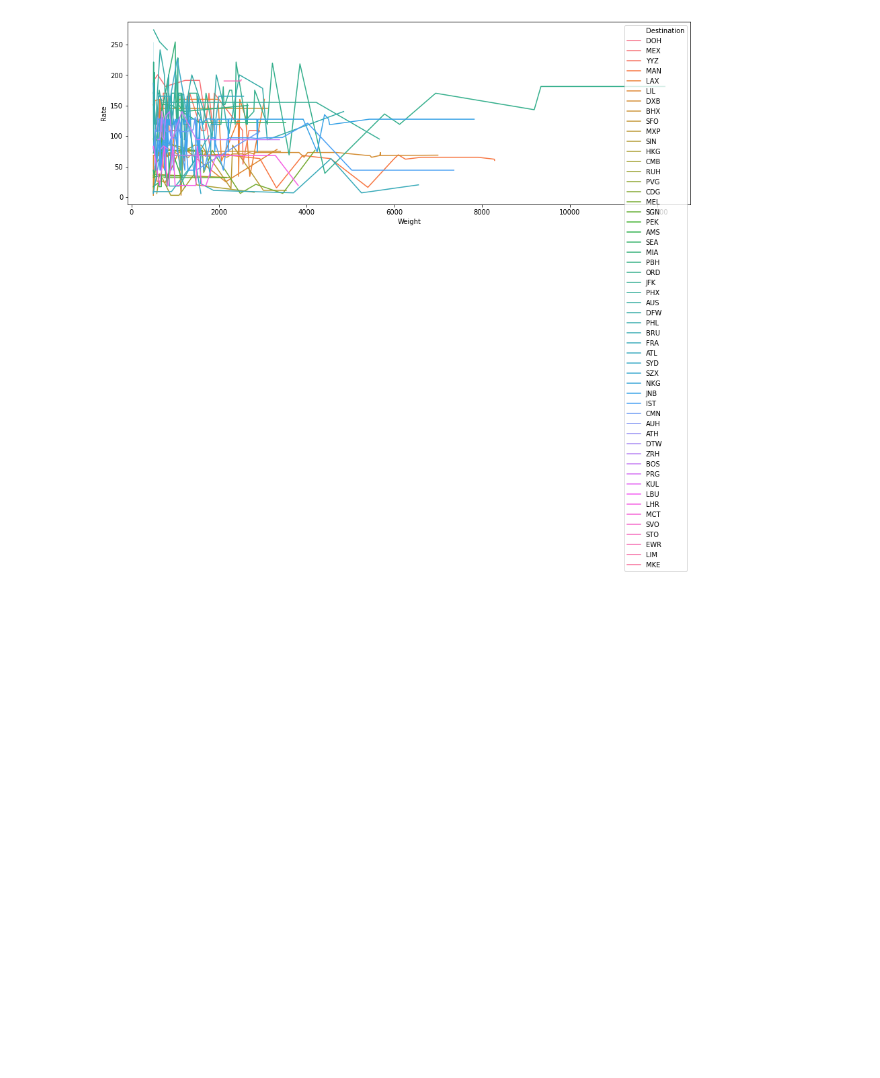
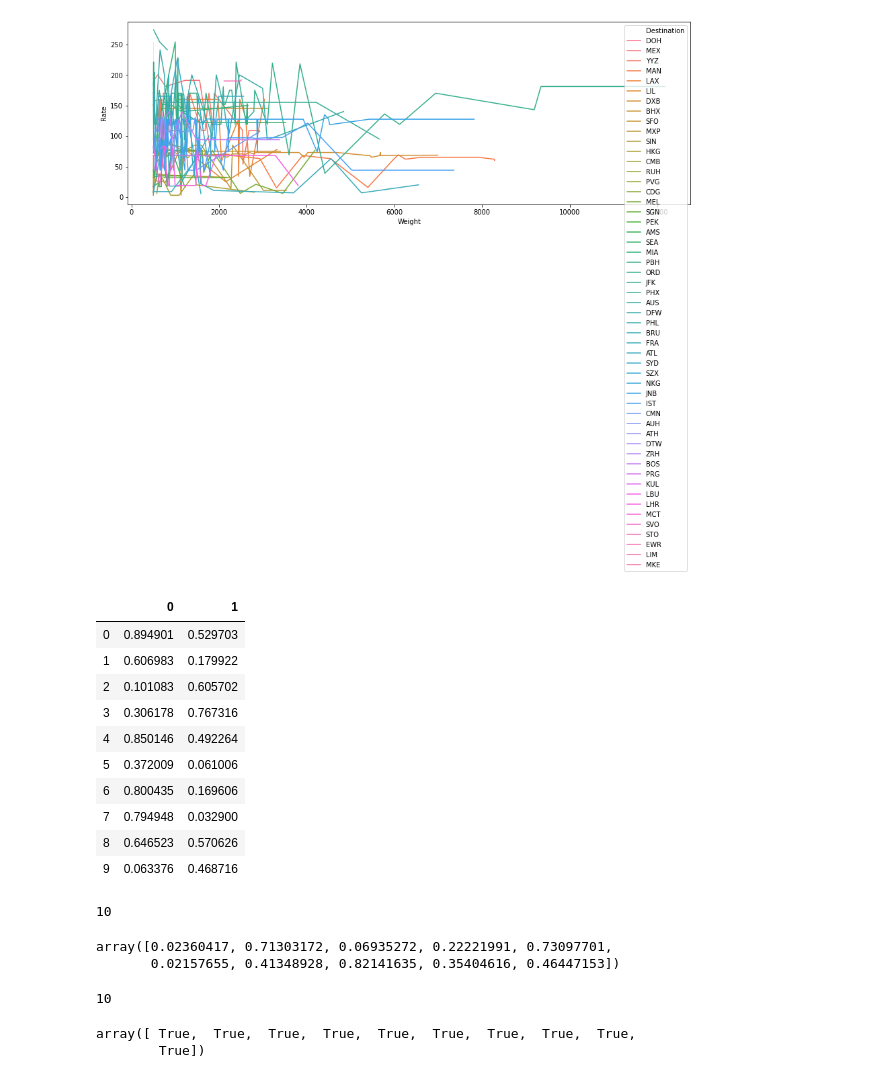
Before and after one commit to Deepak-Marichi/python-101, a Jupyter notebook: Python-for-Data-Science/Python-for-Data-Science.ipynb, the cells around one changed output. Cells and saved outputs as stored; diff of their text form; code cells hidden in the pictures; blank space fills up the shorter version.

```diff
--- a/Python-for-Data-Science/Python-for-Data-Science.ipynb
+++ b/Python-for-Data-Science/Python-for-Data-Science.ipynb
@@ -958,0 +961,32 @@ sns.lineplot(x="Weight", y="Rate",hue="Destination",data=airline);
+# %%
+import numpy as np
+df = pd.DataFrame(np.random.rand(10,2))
+df
+# %% [output]
+|  | 0 | 1 |
+| 0 | 0.894901 | 0.529703 |
+| 1 | 0.606983 | 0.179922 |
+| 2 | 0.101083 | 0.605702 |
+| 3 | 0.306178 | 0.767316 |
+| 4 | 0.850146 | 0.492264 |
+| 5 | 0.372009 | 0.061006 |
+| 6 | 0.800435 | 0.169606 |
+| 7 | 0.794948 | 0.032900 |
+| 8 | 0.646523 | 0.570626 |
+| 9 | 0.063376 | 0.468716 |
+# %%
+msk = np.random.rand(len(df))
+print(len(msk))
+msk
+# %% [output]
+10
+array([0.02360417, 0.71303172, 0.06935272, 0.22221991, 0.73097701,
+       0.02157655, 0.41348928, 0.82141635, 0.35404616, 0.46447153])
+# %%
+msk1 = np.random.rand(len(df)) < 0.8
+print(len(msk1))
+msk1
+# %% [output]
+10
+array([ True,  True,  True,  True,  True,  True,  True,  True,  True,
+        True])
```
Also changed, not shown: parts of 6 cells of this notebook.
